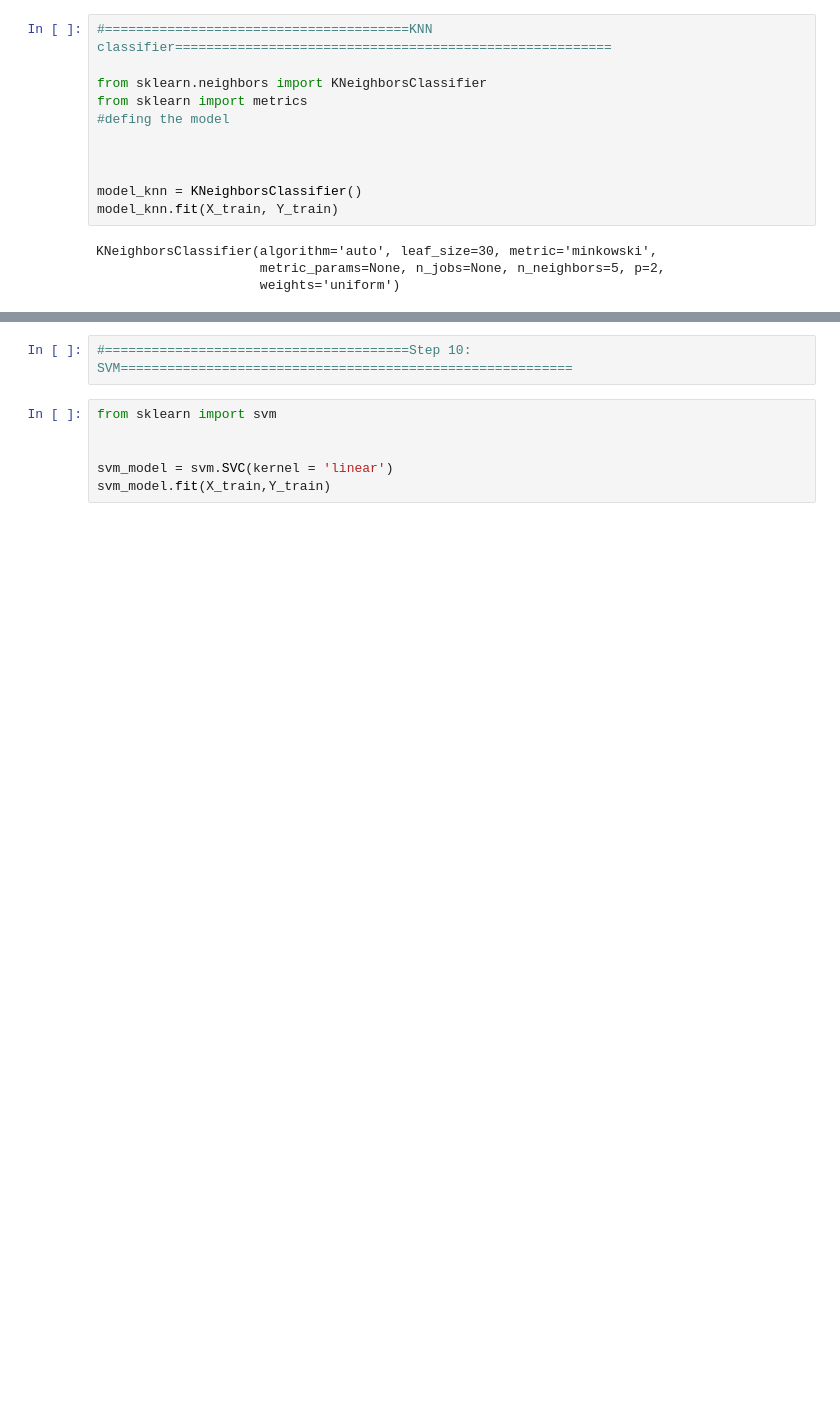
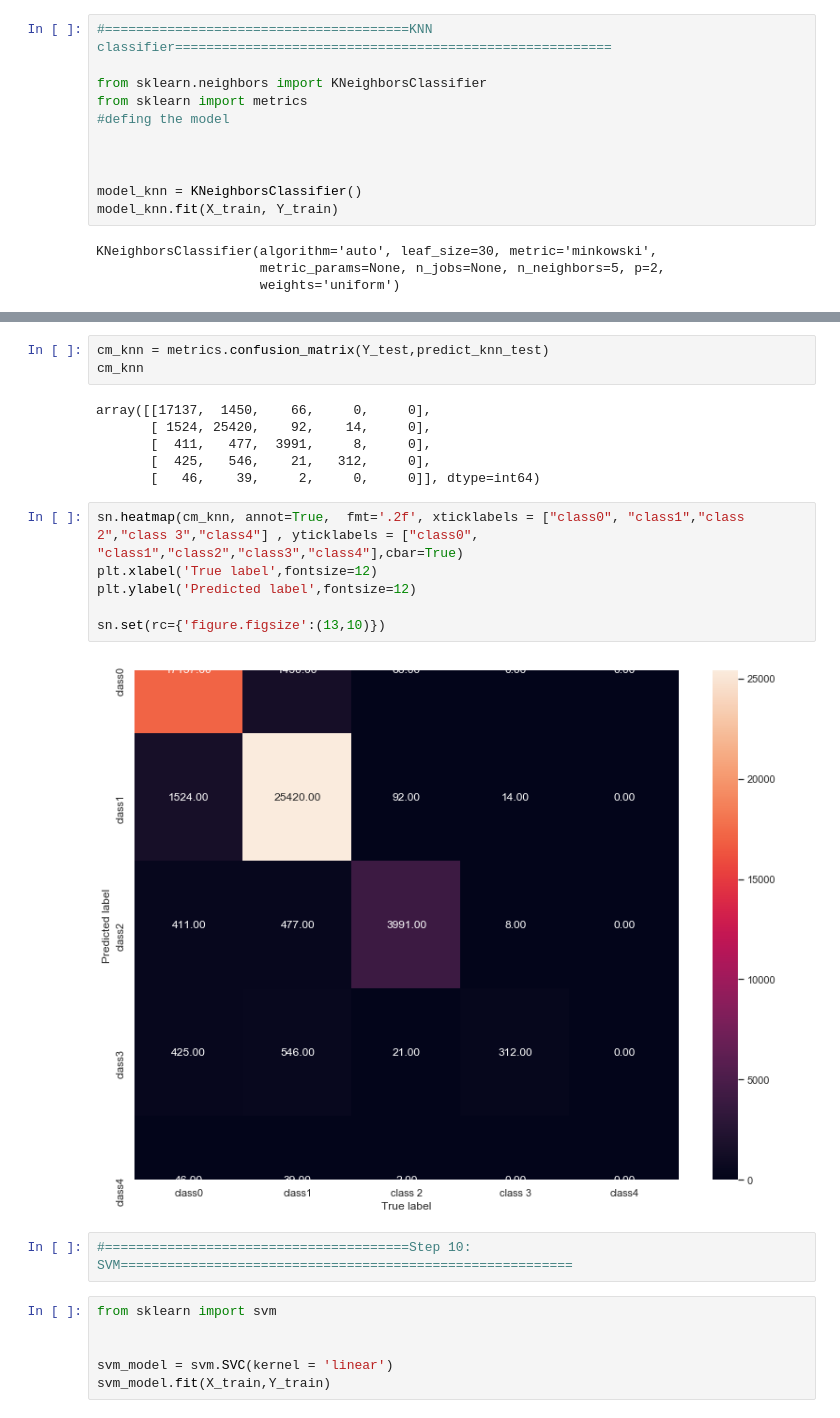
Before and after one commit to abdullahbilalawan/Intrusion_detction_using_AIand-ml, a Jupyter notebook: Intrusion_ml.ipynb, the cells around one changed output, grey strips where cells are left out. Saved outputs shown, nothing was run; the diff lists cells and outputs as text; blank space fills up the shorter version.

```diff
--- a/Intrusion_ml.ipynb
+++ b/Intrusion_ml.ipynb
@@ -848,3 +880,20 @@ weighted avg       0.90      0.90      0.89     44556
+# %%
+cm_knn = metrics.confusion_matrix(Y_test,predict_knn_test)
+cm_knn
+# %% [output]
+array([[17137,  1450,    66,     0,     0],
+       [ 1524, 25420,    92,    14,     0],
+       [  411,   477,  3991,     8,     0],
+       [  425,   546,    21,   312,     0],
+       [   46,    39,     2,     0,     0]], dtype=int64)
+# %%
+sn.heatmap(cm_knn, annot=True,  fmt='.2f', xticklabels = ["class0", "class1","class 2","class 3","class4"] , yticklabels = ["class0", "class1","class2","class3","class4"],cbar=True)
+plt.xlabel('True label',fontsize=12)
+plt.ylabel('Predicted label',fontsize=12)
+
+sn.set(rc={'figure.figsize':(13,10)})
+# %% [output]
+[figure, added]
 # %%
 #=======================================Step 10: SVM==========================================================
 # %%
```
Also changed, not shown: parts of 38 cells of this notebook.
